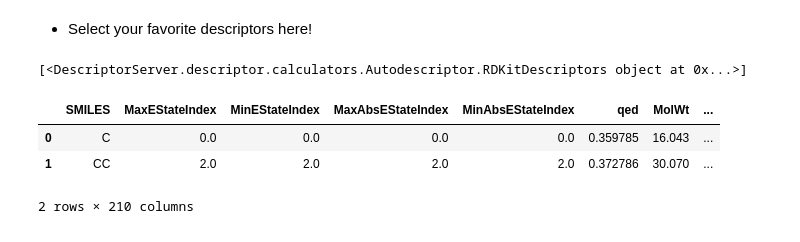
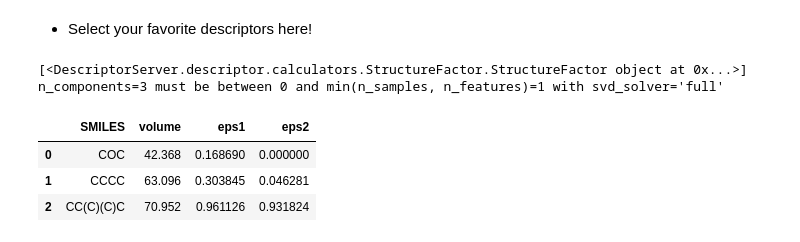
Before and after one commit to KanHatakeyama/DescriptorServer, a Jupyter notebook: DescriptorServer.ipynb, the cells around one changed output. Saved outputs shown, nothing was run; the diff lists cells and outputs as text; code cells hidden in the pictures.

```diff
--- a/DescriptorServer.ipynb
+++ b/DescriptorServer.ipynb
@@ -52,33 +54,35 @@ WARNING: Running pip as the 'root' user can result in broken permissions and con
 # %% [markdown]
 - Select your favorite descriptors here!
 # %%
-rdkit = True #@param {type:"boolean"}
+rdkit = False #@param {type:"boolean"}
 avalonFP = False #@param {type:"boolean"}
 mordred2d = False #@param {type:"boolean"}
 JR = False #@param {type:"boolean"}
-
+structure=True #@param {type:"boolean"}
 
 descriptor_algorithms=[]
 if rdkit:
   descriptor_algorithms.append(RDKitDescriptors())
 if avalonFP:
   descriptor_algorithms.append(Fingerprint())
 if mordred2d:
   descriptor_algorithms.append(MordredDescriptor())
 if JR:
   descriptor_algorithms.append( GroupContMethod())
-
+if structure:
+  descriptor_algorithms.append( StructureFactor())
 
 print(descriptor_algorithms)
 calculator=AutoDescriptor(calculators=descriptor_algorithms)
 df=calculator(smiles_list.split())
 df
 # %% [output]
-[<DescriptorServer.descriptor.calculators.Autodescriptor.RDKitDescriptors object at 0x...>]
+[<DescriptorServer.descriptor.calculators.StructureFactor.StructureFactor object at 0x...>]
+n_components=3 must be between 0 and min(n_samples, n_features)=1 with svd_solver='full'
-|  | SMILES | MaxEStateIndex | MinEStateIndex | MaxAbsEStateIndex | MinAbsEStateIndex | qed | MolWt | ... |
-| 0 | C | 0.0 | 0.0 | 0.0 | 0.0 | 0.359785 | 16.043 | ... |
-| 1 | CC | 2.0 | 2.0 | 2.0 | 2.0 | 0.372786 | 30.070 | ... |
+|  | SMILES | volume | eps1 | eps2 |
+| 0 | COC | 42.368 | 0.168690 | 0.000000 |
+| 1 | CCCC | 63.096 | 0.303845 | 0.046281 |
+| 2 | CC(C)(C)C | 70.952 | 0.961126 | 0.931824 |
-2 rows × 210 columns
 # %%
 # download results
 from google.colab import files
```
Also changed, not shown: parts of 4 cells of this notebook.
